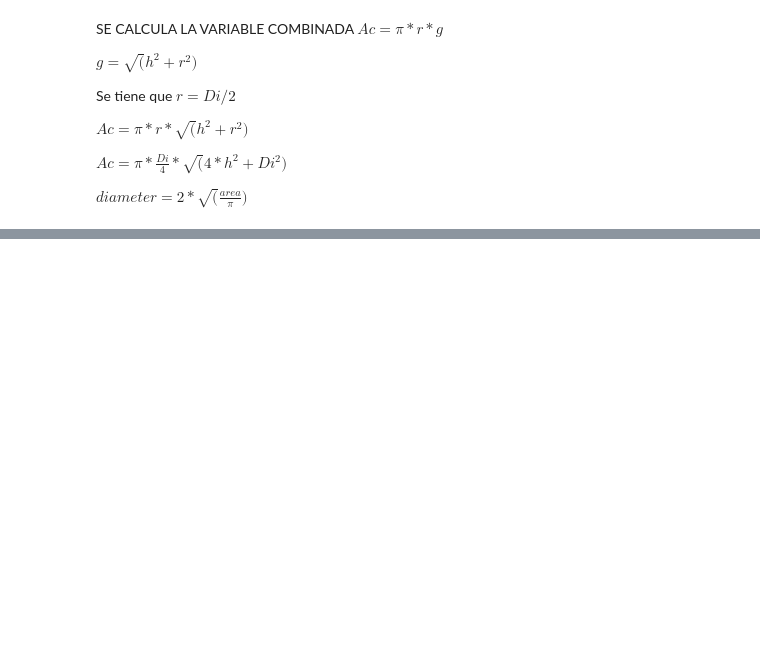
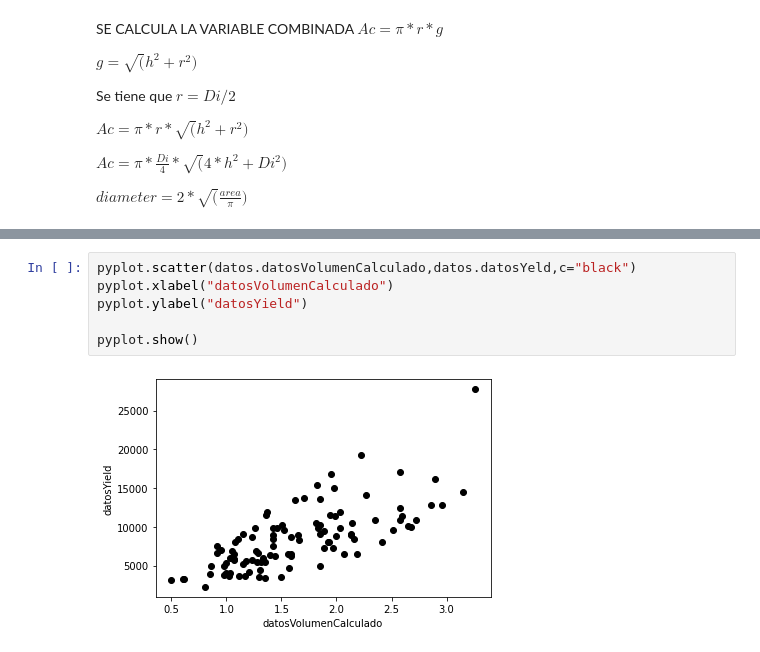
Before and after one commit to julianandres/processingyield, a Jupyter notebook: notas.ipynb, the cells around one changed output, grey strips where cells are left out. Cells and saved outputs as stored; diff of their text form; blank space fills up the shorter version.

```diff
--- a/notas.ipynb
+++ b/notas.ipynb
@@ -122,0 +126,8 @@ pyplot.show()
+# %%
+pyplot.scatter(datos.datosVolumenCalculado,datos.datosYeld,c="black")
+pyplot.xlabel("datosVolumenCalculado")
+pyplot.ylabel("datosYield")
+
+pyplot.show()
+# %% [output]
+[figure, added]
```
Also changed, not shown: parts of 27 cells of this notebook, 1 other file.
